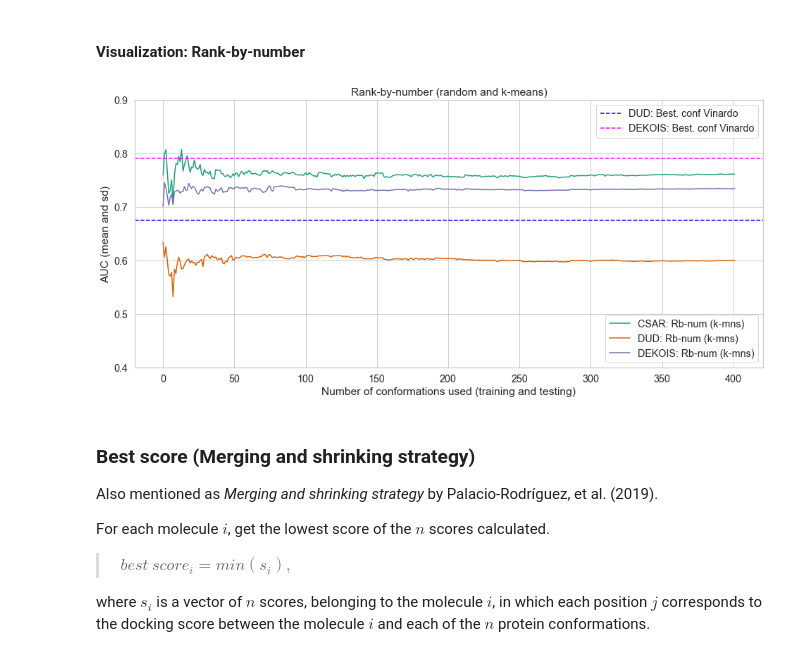
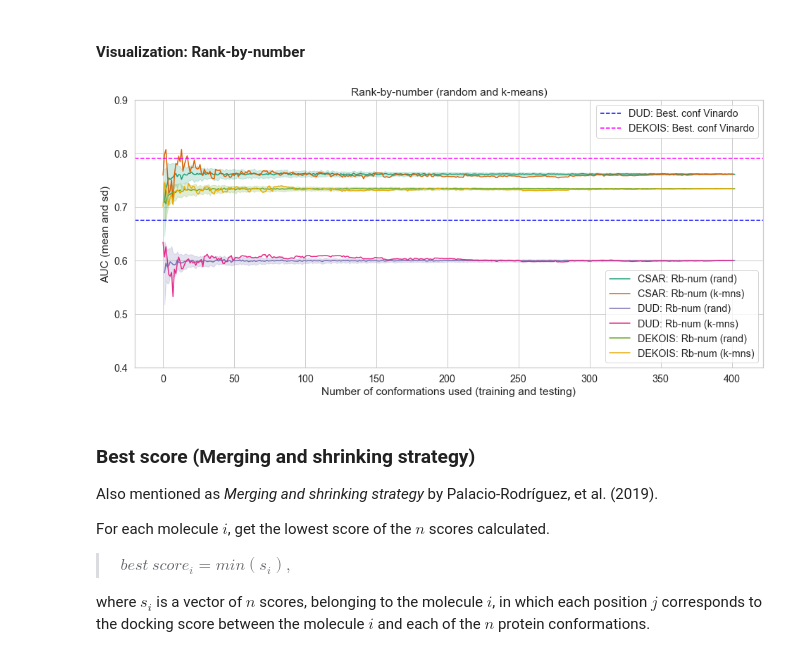
Before and after one commit to jRicciL/CDK2_notebooks, a Jupyter notebook: 6_Machine_Learning_Models/5_Consensus_scoring_with_feature_selections.ipynb, the cells around one changed output. Saved outputs shown, nothing was run; the diff lists cells and outputs as text; code cells hidden in the pictures.

Commit message:
Notebook updated, kmeans selection in pocket MDS subspace

```diff
--- a/6_Machine_Learning_Models/5_Consensus_scoring_with_feature_selections.ipynb
+++ b/6_Machine_Learning_Models/5_Consensus_scoring_with_feature_selections.ipynb
@@ -13,8 +13,14 @@ from modules.plotting_metrics import PlotMetric
 # %%
 # Read the MDS resutls
 import pickle
+
+# Pocket MDS
+path_mds_obj_pk = os.path.join('..', 'data', 'trajectory_analysis', 'cMDS_Pocket_402_obj.pyobj')
+with open(path_mds_obj_pk, 'rb') as f:
+    mds_pocket_402 = pickle.load(f)
+
+# Pisani MDS
 path_mds_obj = os.path.join('..', 'data', 'trajectory_analysis', 'cMDS_Pisani_402_obj.pyobj')
-#
 with open(path_mds_obj, 'rb') as f:
     mds_pisani_402 = pickle.load(f)
 # %%
@@ -111,6 +119,6 @@ We start computing the list of conformations for each $k$ value in k-means, this
 # %%
-file_list_of_confs_per_k =  F'{output_dir}/\
-list_of_confs_per_k_pisani_mds.json'
+output_dir = '../data/ml_evaluations'
+file_list_of_confs_per_k =  F'{output_dir}/list_of_confs_per_k_pisani_mds.json'
 
 if os.path.isfile(file_list_of_confs_per_k):
     df_confs_per_k = pd.read_json(file_list_of_confs_per_k)
@@ -121,7 +129,7 @@ else:
     for n_clusters in range(1, 402 + 1):
         confs_idx = get_medoids_idx(_X, n_clusters = n_clusters, random_state = 0)
         list_of_confs_per_k.append(confs_idx)
-        df_confs_per_k = pd.DataFrame({'list_of_confs_pisani': list_of_confs_per_k})
-        df_confs_per_k.to_json(file_list_of_confs_per_k)
+    df_confs_per_k = pd.DataFrame({'list_of_confs_pisani': list_of_confs_per_k})
+    df_confs_per_k.to_json(file_list_of_confs_per_k)
 
 df_confs_per_k.sort_index(inplace=True)
@@ -128,3 +138,20 @@ df_confs_per_k.sort_index(inplace=True)
+# %%
+output_dir = '../data/ml_evaluations'
+file_list_of_confs_per_k =  F'{output_dir}/list_of_confs_per_k_pocket_mds.json'
+
+if os.path.isfile(file_list_of_confs_per_k):
+    df_confs_per_k_POCKET = pd.read_json(file_list_of_confs_per_k)
+else:
+    list_of_confs_per_k = []
+    _X = mds_pocket_402[0]
+
+    for n_clusters in range(1, 402 + 1):
+        confs_idx = get_medoids_idx(_X, n_clusters = n_clusters, random_state = 0)
+        list_of_confs_per_k.append(confs_idx)
+    df_confs_per_k_POCKET = pd.DataFrame({'list_of_confs_pocket': list_of_confs_per_k})
+    df_confs_per_k_POCKET.to_json(file_list_of_confs_per_k)
+
+df_confs_per_k_POCKET.sort_index(inplace=True)
 # %% [markdown]
 ### Visualization Example (k-means in MDS Pisani space)
 # %%
@@ -235,14 +258,17 @@ dict_keys(['DUD', 'DEKOIS'])
 # %% [markdown]
 #### k-means Selection
 # %%
+%%time
 func = get_rank_by_number
 consensus_name = 'Rbn'
 method = 'kmeans'
+df_precomputed_medoids = {'pisani': df_confs_per_k, 'pocket': df_confs_per_k_POCKET}
 
 Rbn_km_dict = consensus_wrapper(func, scores_dic, score_types,
                   test_keys, consensus_name, method = method,
                   data_to_clust = mds_pisani_402[0], n_dims = 2,
-                  random_state = 0, df_precomputed_medoids = df_confs_per_k, overwrite = True)
+                  random_state = 0, df_precomputed_medoids = df_precomputed_medoids,
+                                overwrite = True)
 # Rename keys to simplify plotting
-Rbn_km_dict = { k.split('_')[0]: pd.DataFrame({k: v}).T for k, v in Rbn_km_dict.items()
-                  if k.split('_')[1] == 'Dksc'}
+Rbn_km_dict = { k.split('_')[0]: pd.DataFrame({k: v['pisani']}).T for k, v in Rbn_km_dict.items()
+                   if k.split('_')[1] == 'Dksc'}
@@ -250,15 +279,15 @@ Rbn_km_dict = { k.split('_')[0]: pd.DataFrame({k: v}).T for k, v in Rbn_km_dict.
 <h4>Visualization: <span class="text-muted">Rank-by-number</span></h4>
 # %%
 fig, ax = plt.subplots(figsize=(16, 7))
-_results_dic = { 'Rb-num (k-mns)': Rbn_km_dict}
+_results_dic = {'Rb-num (rand)': Rbn_rd_dict, 'Rb-num (k-mns)': Rbn_km_dict}
 
 _plot_results(results_dic = _results_dic, test_keys = test_keys, ax = ax)
 ax.set_xlabel('Number of conformations used (training and testing)')
 ax.set_ylabel('AUC (mean and sd)')
 ax.set_title('Rank-by-number (random and k-means)')
 plt.show()
 # %% [output]
-[figure, old version]
+[figure, new version]
 # %% [markdown]
 ### Best score (Merging and shrinking strategy)
 
```
Also changed, not shown: parts of 17 cells of this notebook.
